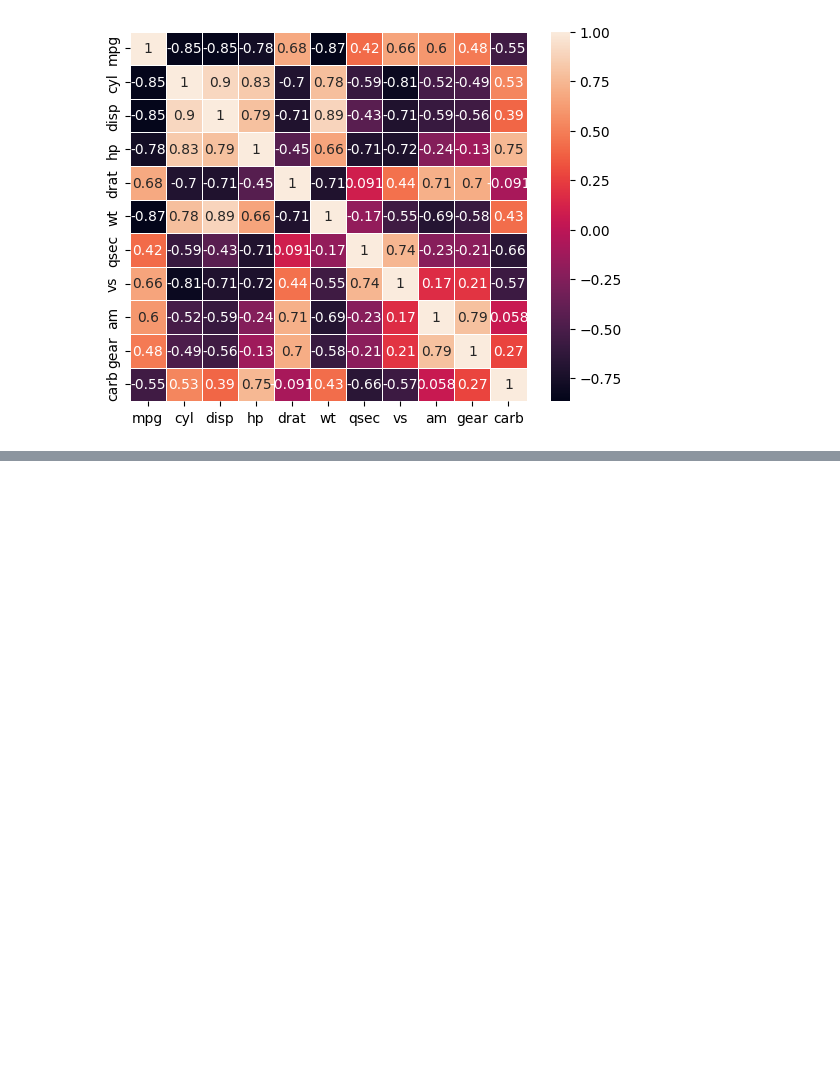
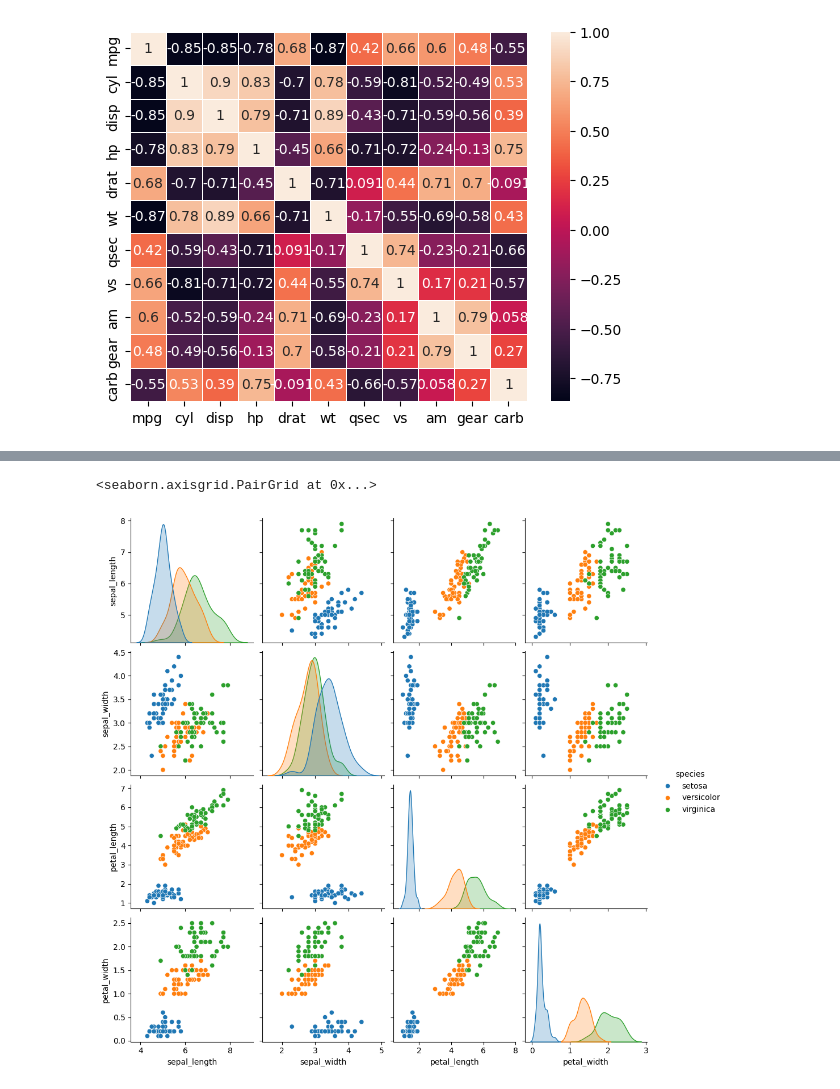
Before and after one commit to Rohit8022/AI-internship-training, a Jupyter notebook: Seaborn.ipynb, the cells around one changed output, grey strips where cells are left out. Drawn from its saved outputs; the diff is of its cells as text; code cells hidden in the pictures; blank space fills up the shorter version.

```diff
--- a/Seaborn.ipynb
+++ b/Seaborn.ipynb
@@ -79,0 +105,5 @@ sns.heatmap(data.select_dtypes(include='number').corr(),annot=True,linewidths=0.
+# %%
+sns.pairplot(df,hue='species')
+# %% [output]
+<seaborn.axisgrid.PairGrid at 0x...>
+[figure, added]
```
Also changed, not shown: parts of 3 cells of this notebook.
